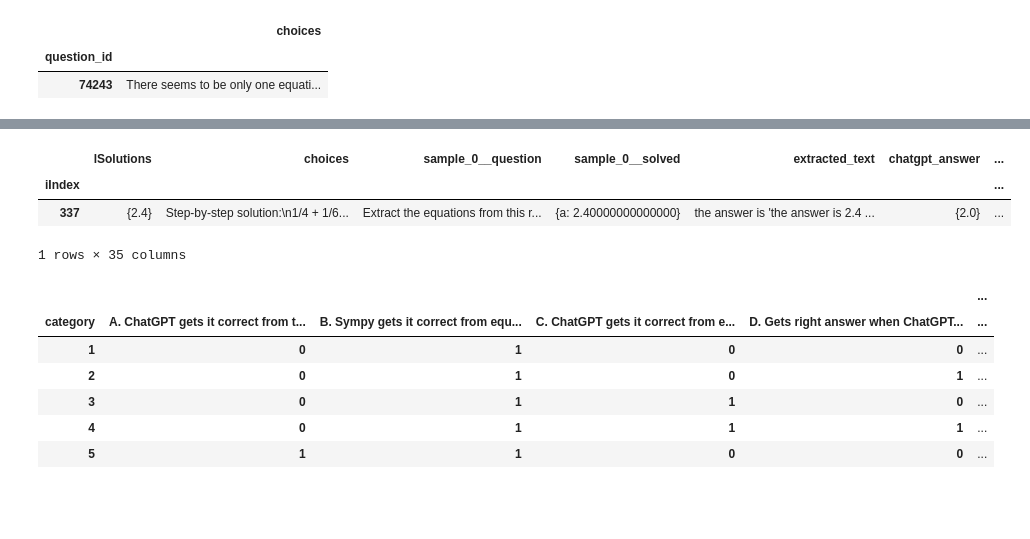
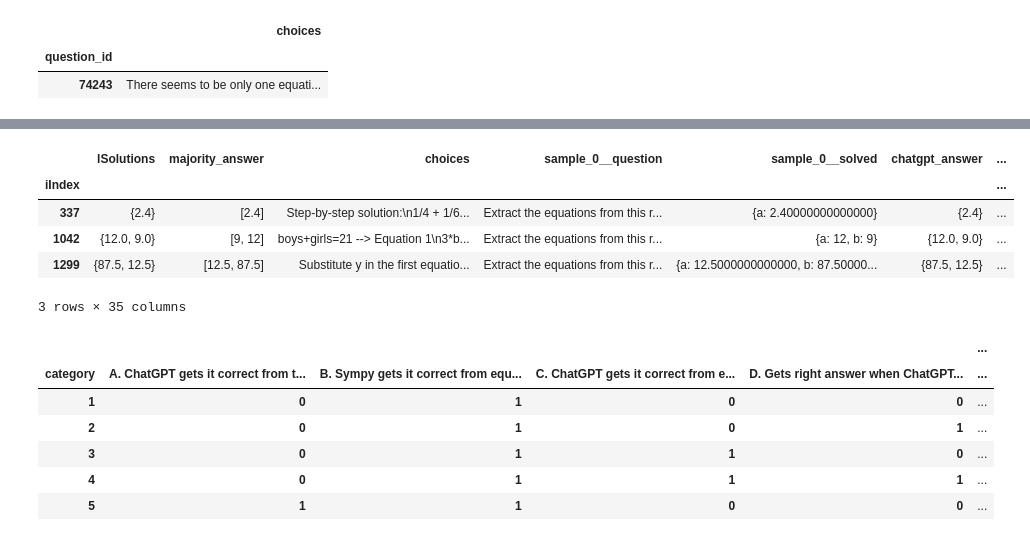
Before and after one commit to hwelsters/internal-consistency, a Jupyter notebook: 06-03-2023/categorize.ipynb, the cells around one changed output, grey strips where cells are left out. Saved outputs shown, nothing was run; the diff lists cells and outputs as text; code cells hidden in the pictures; blank space fills up the shorter version.

```diff
--- a/06-03-2023/categorize.ipynb
+++ b/06-03-2023/categorize.ipynb
@@ -35,7 +35,7 @@ def remove_leading_zero(number : str):
 def extract_chatgpt_answer(answer_text):
     answer_text = answer_text.lower()
     try:
-        answers = re.findall(r'the\s+answer\s+is\s+.*', answer_text)[-1]
+        answers = re.findall(r'the\s*answer\s*is\s*.*', answer_text)[-1]
         numbers = re.findall(r'\d+\.?\d*', answers)
         fractions = re.findall(r'\d+\/\d+', answers)
         answers = numbers + fractions
@@ -55,35 +55,33 @@ def extract_solved(solved):
     return set([round(eval(answer), 2) for answer in answers])
 
 def grade_response(row, file_name):
+    chatgpt_ans = row['majority_answer']    #NOEL HELP ------------------------- USE THE MAJORITY_ANSWER THING I SET UP.
     solved = row[f'{file_name}__solved']
     system = row['choices']
     solved = extract_solved(solved)
     system = extract_chatgpt_answer(system)
     actual_answer = set([str(round(float(s), 2)) for s in row['lSolutions']])
 
-    chatgpt_answer = set([str(round(float(s), 2)) for s in extract_chatgpt_answer(row[f'{file_name}__question'])])
+    chatgpt_ans = set([str(round(float(s), 2)) for s in chatgpt_ans])    #NOEL HELP ------------------------- USE THE MAJORITY_ANSWER THING I SET UP.
     solved = set([str(round(float(s), 2)) for s in solved])
     system = set([str(round(float(s), 2)) for s in system])
     actual_answer = set([str(round(float(s), 2)) for s in actual_answer])
 
-    try:
-        row['extracted_text'] = re.findall(r'the\s+answer\s+is\s*.*', row[f'{file_name}__question'].lower())[-1]
-    except: row['extracted_text'] = 'MESSED UP'
-
     row['lSolutions'] = actual_answer
-    row[f'chatgpt_answer'] = chatgpt_answer
+    row[f'chatgpt_answer'] = chatgpt_ans
     row[f'solved_answer'] = solved
     row[f'system_answer'] = system
 
-    A = 1 if chatgpt_answer.issubset(actual_answer) and len(chatgpt_answer) > 0 else 0
+    A = 1 if chatgpt_ans.issubset(actual_answer) and len(chatgpt_ans) > 0 else 0
     # A = 1 if (chatgpt_answer.issubset(actual_answer) or actual_answer.issubset(chatgpt_answer)) and len(actual_answer.intersection(chatgpt_answer)) > 0 else 0
+    # A = 1 if chatgpt_answer.intersection(actual_answer) else 0
 
     C = 1 if system.issubset(actual_answer) and len(system) > 0 else 0
     D = 1 if solved.issubset(actual_answer) and len(solved) > 0 else 0
 
-    A = 1 if len(chatgpt_answer.intersection(actual_answer)) > 0 else 0
-    C = 1 if len(system.intersection(actual_answer)) > 0 else 0
-    D = 1 if len(solved.intersection(actual_answer)) > 0 else 0
+    # A = 1 if len(chatgpt_answer.intersection(actual_answer)) > 0 else 0
+    # C = 1 if len(system.intersection(actual_answer)) > 0 else 0
+    # D = 1 if len(solved.intersection(actual_answer)) > 0 else 0
 
     row['A. ChatGPT gets it correct from text to final solution'] = A
     row['B. Sympy gets it correct from equations to final solution'] = 1
@@ -92,7 +90,7 @@ def grade_response(row, file_name):
 
     category_array = [A, C, D]
 
-    equation_final_same = (chatgpt_answer.issubset(solved) or solved.issubset(chatgpt_answer)) and len(solved.intersection(chatgpt_answer)) > 0
+    equation_final_same = (chatgpt_ans.issubset(solved) or solved.issubset(chatgpt_ans)) and len(solved.intersection(chatgpt_ans)) > 0
 
     offset = 8 if equation_final_same else 0
     row['E. Final answer and equations same'] = 1 if equation_final_same else 0
@@ -118,3 +116,9 @@ system.head(1)
 |  | choices |
 | question_id |  |
 | 74243 | There seems to be only one equati... |
+# %%
+majority_ans = pandas.read_json('data/output/majority_2/sample_0.jsonl', lines=True)
+majority_ans = majority_ans[['question_id', 'majority_answer']]
+majority_ans = majority_ans.set_index('question_id')
+ground = ground.join(majority_ans)
+ground.head(5)
@@ -121,30 +133,32 @@ system.head(1)
 # %%
 ground = ground.join(system)
 
 for file_path in os.listdir(SOLVED_FILE_PATH):
     solved = pandas.read_json(f"{SOLVED_FILE_PATH}{file_path}", lines=True)
     solved = solved[['question_id', 'question', 'solved']]
     # solved['choices'] = solved['choices'].apply(lambda row : row[0]['message']['content'])
     file_name = file_path.split('.')[0]
     solved = solved.rename(columns={'question': f'{file_name}__question', 'solved': f'{file_name}__solved'})
     solved = solved.set_index('question_id')
     ground = ground.join(solved, how='left')
     ground = ground.apply(lambda row : grade_response(row, file_name), axis=1)
 
 majority_eqn = pandas.read_json('data/output/solve_majority_test/sample_0.jsonl',lines=True)
 majority_eqn = majority_eqn[['question_id', 'response', 'majority_equation', 'solved']]
 majority_eqn = majority_eqn.rename(columns={'question': f'majority__question', 'response': f'majority__question', 'majority_equation': f'majority__choices', 'solved': f'majority__solved'})
 majority_eqn = majority_eqn.set_index('question_id')
 ground = ground.join(majority_eqn)
 ground = ground.apply(lambda row : grade_response(row, 'majority'), axis=1)
 
 ground = ground[~ground.index.duplicated(keep='first')]
-ground.head(1)
+ground.head(3)
 # %% [output]
-|  | lSolutions | choices | sample_0__question | sample_0__solved | extracted_text | chatgpt_answer | ... |
+|  | lSolutions | majority_answer | choices | sample_0__question | sample_0__solved | chatgpt_answer | ... |
 | iIndex |  |  |  |  |  |  | ... |
-| 337 | {2.4} | Step-by-step solution:\n1/4 + 1/6... | Extract the equations from this r... | {a: 2.40000000000000} | the answer is 'the answer is 2.4 ... | {2.0} | ... |
+| 337 | {2.4} | [2.4] | Step-by-step solution:\n1/4 + 1/6... | Extract the equations from this r... | {a: 2.40000000000000} | {2.4} | ... |
+| 1042 | {12.0, 9.0} | [9, 12] | boys+girls=21 --> Equation 1\n3*b... | Extract the equations from this r... | {a: 12, b: 9} | {12.0, 9.0} | ... |
+| 1299 | {87.5, 12.5} | [12.5, 87.5] | Substitute y in the first equatio... | Extract the equations from this r... | {a: 12.5000000000000, b: 87.50000... | {87.5, 12.5} | ... |
-1 rows × 35 columns
+3 rows × 35 columns
 # %%
 ground.to_json('data/output/joined/sample_0.jsonl', orient='records', lines=True)
 ground.to_csv('data/output/joined/sample_0.csv')
```
Also changed, not shown: parts of 2 cells of this notebook, 42 other files.
